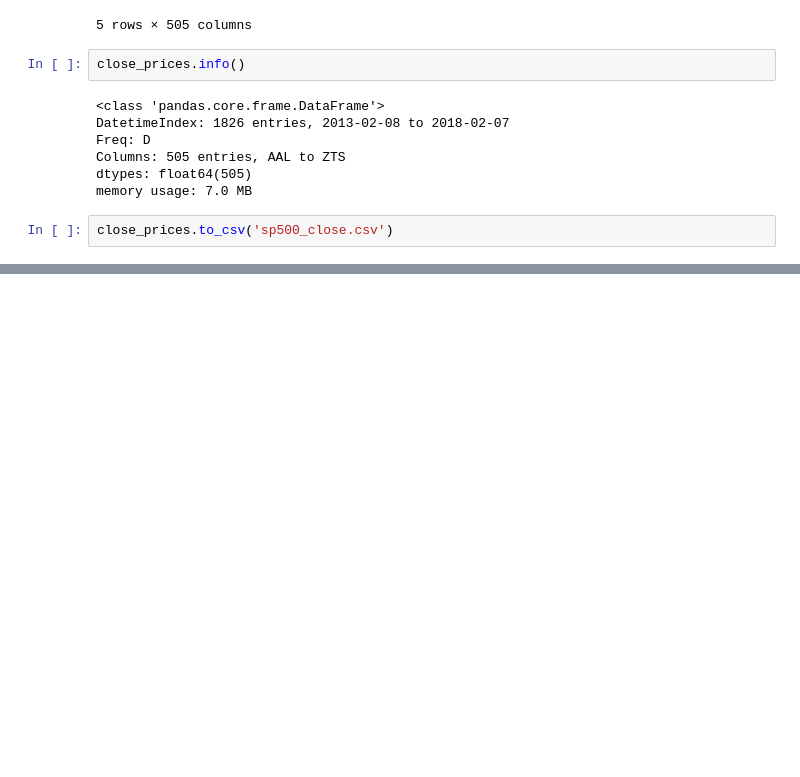
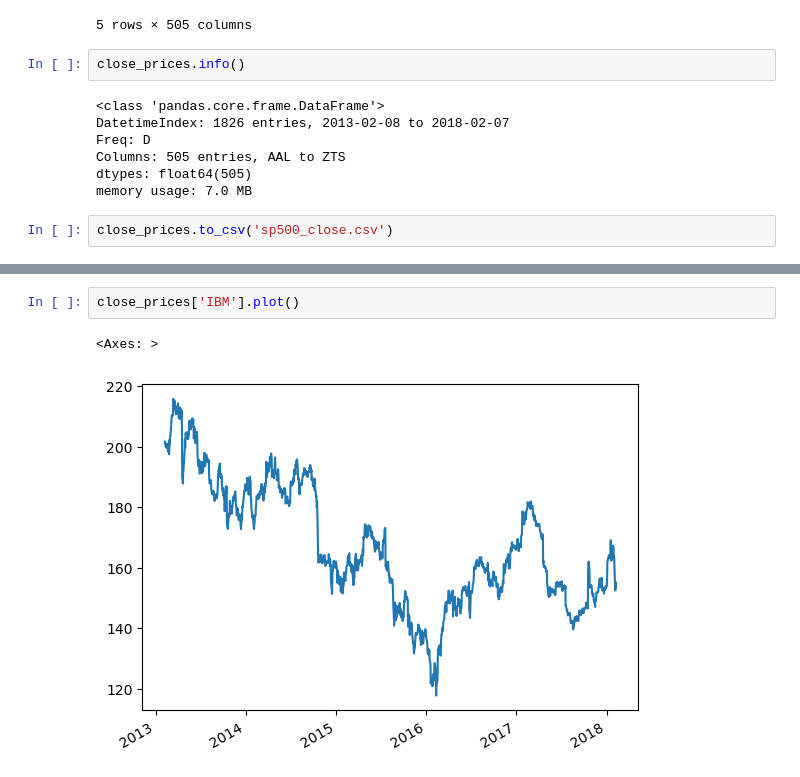
Before and after one commit to leandrofahur/ml-trading-stock-and-crypto, a Jupyter notebook: financial-basics/04-understanding-financial-data.ipynb, the cells around one changed output, grey strips where cells are left out. Drawn from its saved outputs; the diff is of its cells as text; blank space fills up the shorter version.

```diff
--- a/financial-basics/04-understanding-financial-data.ipynb
+++ b/financial-basics/04-understanding-financial-data.ipynb
@@ -168,0 +188,5 @@ close_prices.to_csv('sp500_close.csv')
+# %%
+close_prices['IBM'].plot()
+# %% [output]
+<Axes: >
+[figure, added]
```
Also changed, not shown: parts of 11 cells of this notebook.
